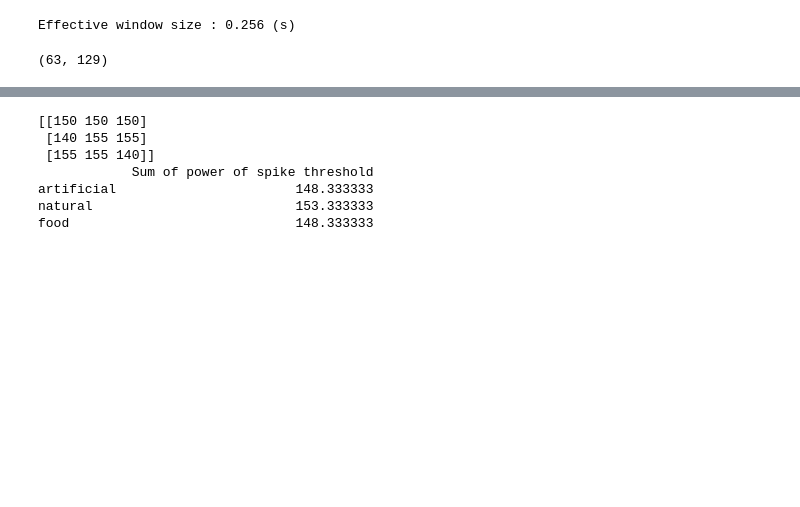
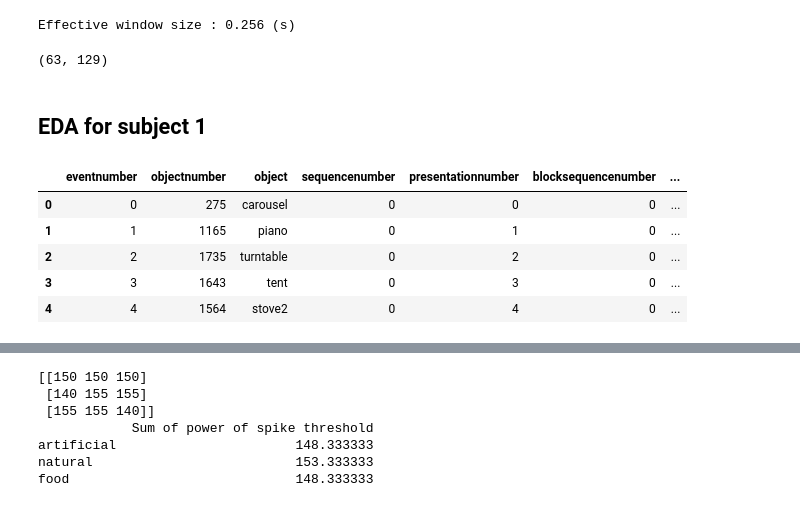
Before and after one commit to StoneT2000/COGS189Project, a Jupyter notebook: notebooks/Stone_EDA.ipynb, the cells around one changed output, grey strips where cells are left out. Drawn from its saved outputs; the diff is of its cells as text; code cells hidden in the pictures; blank space fills up the shorter version.

```diff
--- a/notebooks/Stone_EDA.ipynb
+++ b/notebooks/Stone_EDA.ipynb
@@ -78,3 +85,16 @@ welch_psd.shape
 # %% [output]
 Effective window size : 0.256 (s)
 (63, 129)
+# %% [markdown]
+EDA for subject 1
+--
+# %%
+df1 = pd.read_csv(osp.join(DATA_PATH, "sub-01/eeg/sub-01_task-rsvp_events.csv"))
+df1.head()
+# %% [output]
+|  | eventnumber | objectnumber | object | sequencenumber | presentationnumber | blocksequencenumber | ... |
+| 0 | 0 | 275 | carousel | 0 | 0 | 0 | ... |
+| 1 | 1 | 1165 | piano | 0 | 1 | 0 | ... |
+| 2 | 2 | 1735 | turntable | 0 | 2 | 0 | ... |
+| 3 | 3 | 1643 | tent | 0 | 3 | 0 | ... |
+| 4 | 4 | 1564 | stove2 | 0 | 4 | 0 | ... |
```
Also changed, not shown: parts of 6 cells of this notebook.
